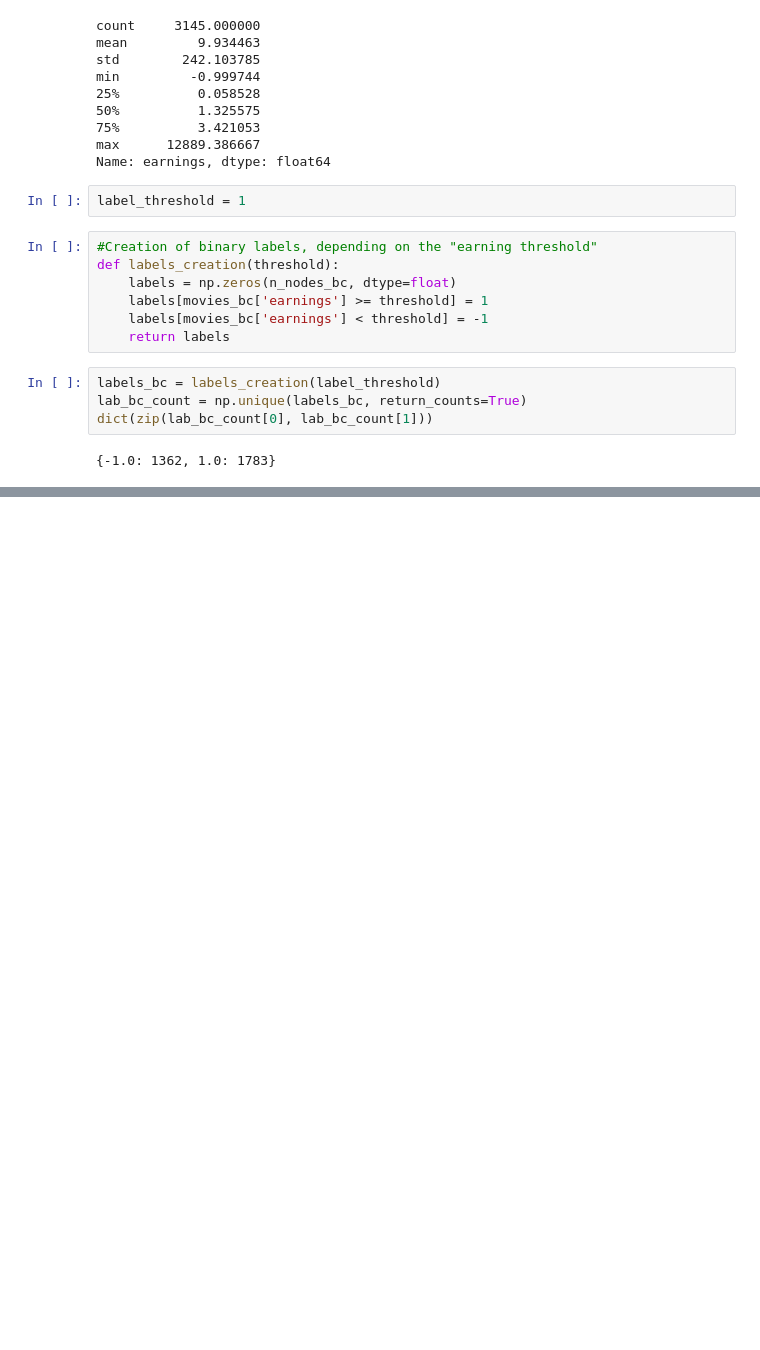
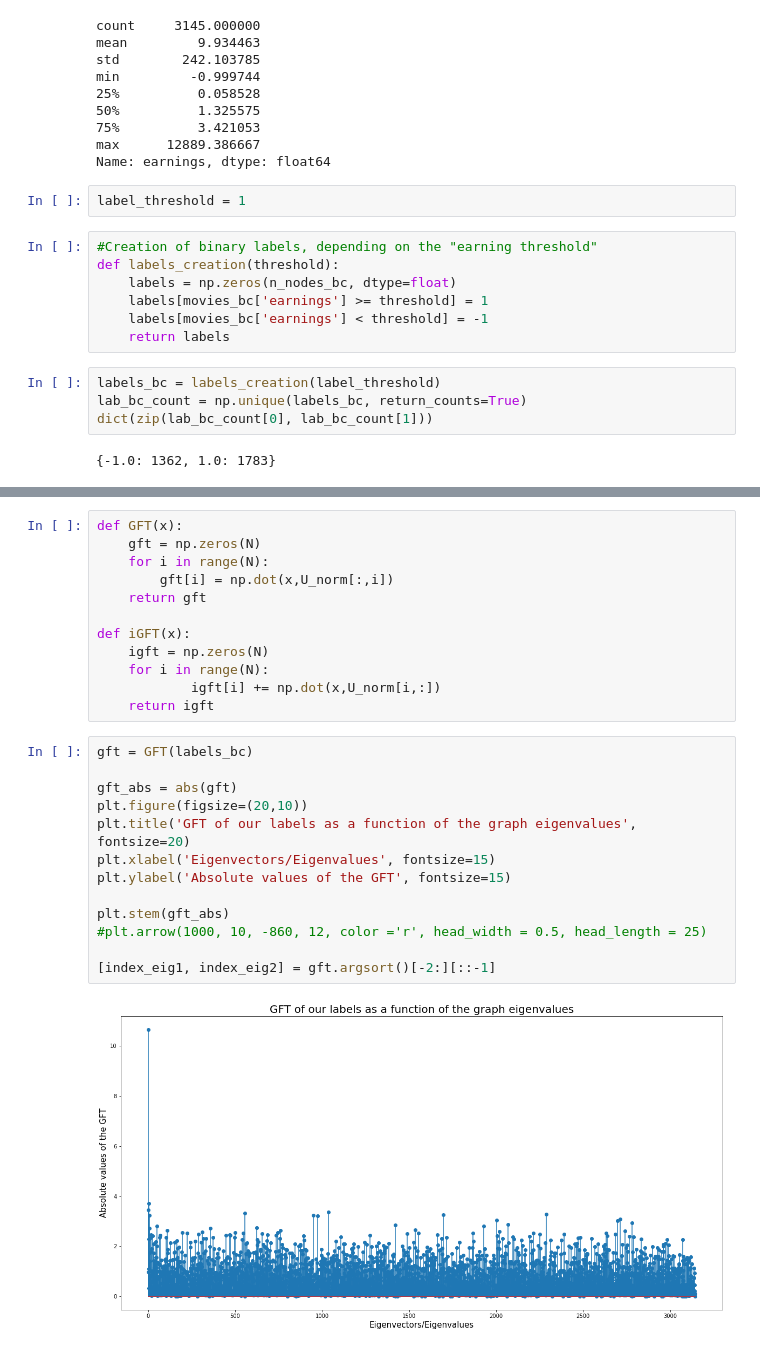
Before and after one commit to rocari96/NTDS-project, a Jupyter notebook: notebook.ipynb, the cells around one changed output, grey strips where cells are left out. Saved outputs shown, nothing was run; the diff lists cells and outputs as text; blank space fills up the shorter version.

```diff
--- a/notebook.ipynb
+++ b/notebook.ipynb
@@ -467 +470,28 @@ plt.colorbar(nx_nodes)
 [figure]
+# %%
+def GFT(x):
+    gft = np.zeros(N)
+    for i in range(N):
+        gft[i] = np.dot(x,U_norm[:,i])
+    return gft
+
+def iGFT(x):
+    igft = np.zeros(N)
+    for i in range(N):
+            igft[i] += np.dot(x,U_norm[i,:])
+    return igft
+# %%
+gft = GFT(labels_bc)
+
+gft_abs = abs(gft)
+plt.figure(figsize=(20,10))
+plt.title('GFT of our labels as a function of the graph eigenvalues', fontsize=20)
+plt.xlabel('Eigenvectors/Eigenvalues', fontsize=15)
+plt.ylabel('Absolute values of the GFT', fontsize=15)
+
+plt.stem(gft_abs)
+#plt.arrow(1000, 10, -860, 12, color ='r', head_width = 0.5, head_length = 25)
+
+[index_eig1, index_eig2] = gft.argsort()[-2:][::-1]
+# %% [output]
+[figure, added]
```
Also changed, not shown: parts of 5 cells of this notebook.
